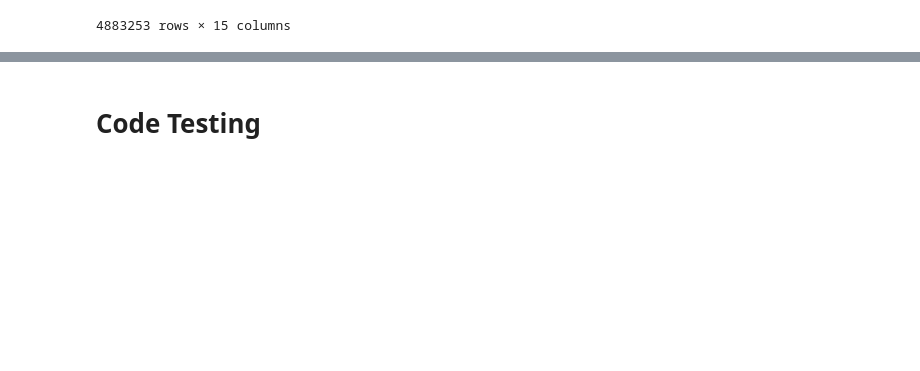
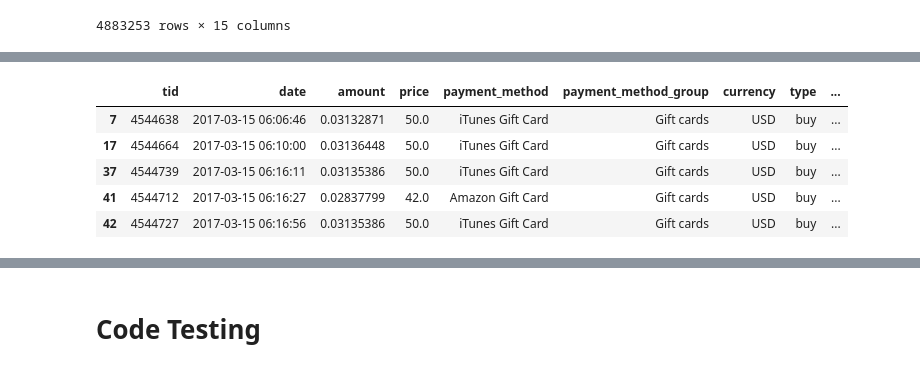
Before and after one commit to austinkennedy/crypto, a Jupyter notebook: code/vehicle_trade_algorithm.ipynb, the cells around one changed output, grey strips where cells are left out. Cells and saved outputs as stored; diff of their text form; code cells hidden in the pictures; blank space fills up the shorter version.

```diff
--- a/code/vehicle_trade_algorithm.ipynb
+++ b/code/vehicle_trade_algorithm.ipynb
@@ -106,0 +154,9 @@ matched_trades.to_csv('../temporary/matched_trades.csv', index=False)
+# %%
+matched_paxful_trades.head()
+# %% [output]
+|  | tid | date | amount | price | payment_method | payment_method_group | currency | type | ... |
+| 7 | 4544638 | 2017-03-15 06:06:46 | 0.03132871 | 50.0 | iTunes Gift Card | Gift cards | USD | buy | ... |
+| 17 | 4544664 | 2017-03-15 06:10:00 | 0.03136448 | 50.0 | iTunes Gift Card | Gift cards | USD | buy | ... |
+| 37 | 4544739 | 2017-03-15 06:16:11 | 0.03135386 | 50.0 | iTunes Gift Card | Gift cards | USD | buy | ... |
+| 41 | 4544712 | 2017-03-15 06:16:27 | 0.02837799 | 42.0 | Amazon Gift Card | Gift cards | USD | buy | ... |
+| 42 | 4544727 | 2017-03-15 06:16:56 | 0.03135386 | 50.0 | iTunes Gift Card | Gift cards | USD | buy | ... |
```
Also changed, not shown: parts of 8 cells of this notebook, 3 other files.
